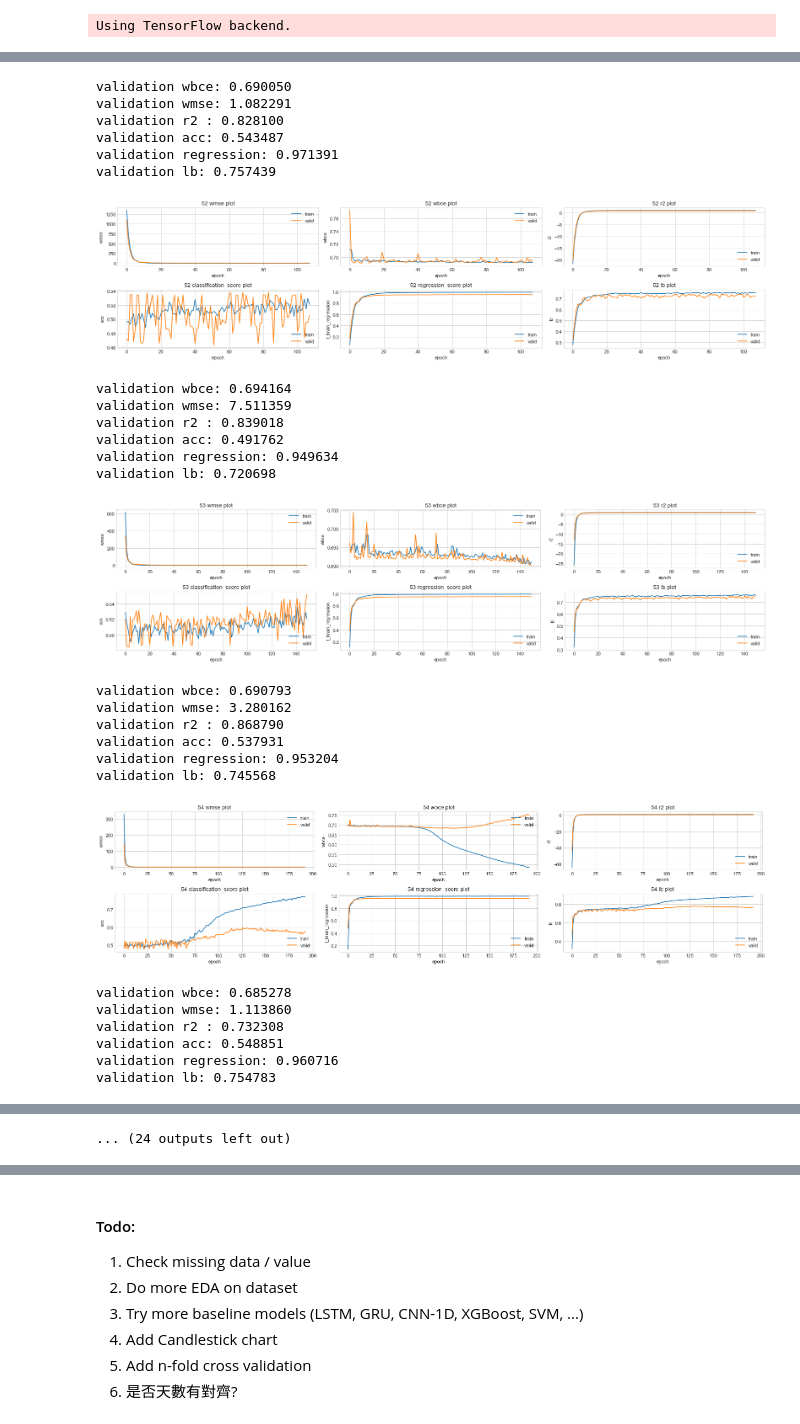
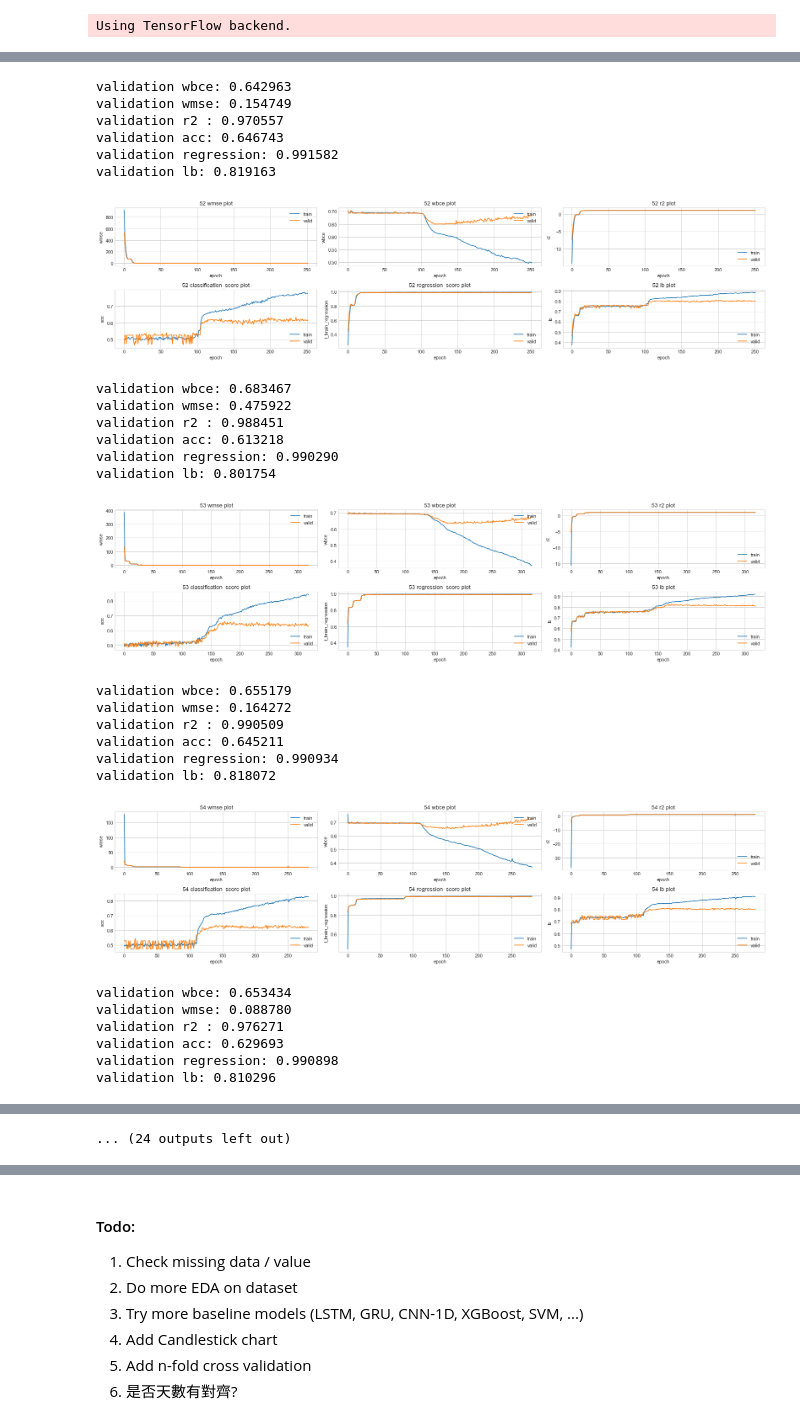
Before and after one commit to peter0749/Tbrain_2018_stock_prediction, a Jupyter notebook: lstm.ipynb, the cells around one changed output, grey strips where cells are left out. Saved outputs shown, nothing was run; the diff lists cells and outputs as text; code cells hidden in the pictures.

```diff
--- a/lstm.ipynb
+++ b/lstm.ipynb
@@ -20,10 +20,10 @@ K.set_session(session)
 # %% [output]
 Using TensorFlow backend.
 # %%
-DATASET_ROOT = './0525'
+DATASET_ROOT = './0601'
 TRAIN_PATH = os.path.join(DATASET_ROOT, 'taetfp.csv')
 AUX_PATH = os.path.join(DATASET_ROOT, 'tasharep.csv')
-TS_IN=13
+TS_IN=20
 TS_OUT=5
 fields = ['開盤價(元)', '最高價(元)', '最低價(元)', '收盤價(元)', '成交張數(張)']
 fields_dict = dict()
@@ -108,0 +89,8 @@ print(split_days_reduced.shape) # (1317, 34)
+# %%
+import pickle
+from sklearn.manifold import Isomap
+with open('isomap.pickle', 'rb') as fp:
+    isomap = pickle.load(fp)
+# %%
+split_days_reduced = isomap.transform(split_days) # dimension reduction
+print(split_days_reduced.shape)
@@ -167,11 +157,12 @@ def regression_score(y_true, y_pred):
     weights = K.constant([0.1, 0.15, 0.2, 0.25, 0.3], dtype='float32', shape=(1,5,1))
     return K.mean(K.sum((y_true - K.abs(y_pred-y_true)) / (y_true+K.epsilon()) * weights, axis=-2))
 
-def make_model(ts_in=60, ts_out=5, n_field=66, n_encode=128, n_decode=128, reg_a=0.1):
+def make_model(ts_in=60, ts_out=5, n_field=128, n_encode=256, n_decode=128, reg_a=0.1):
     input_ = Input(shape=(ts_in, n_field))
     noise = GaussianNoise(1e-6) (input_)
-    lstm_1 = Bidirectional(CuDNNLSTM(n_encode, return_sequences=False, recurrent_regularizer=l2(reg_a)), merge_mode='sum') (noise)
-    rep_vec_2 = RepeatVector(ts_out) (lstm_1)
+    lstm_1 = Bidirectional(CuDNNLSTM(n_encode, return_sequences=True, recurrent_regularizer=l2(reg_a)), merge_mode='sum') (noise)
+    lstm_2 = Bidirectional(CuDNNLSTM(n_encode, return_sequences=False, recurrent_regularizer=l2(reg_a)), merge_mode='sum') (lstm_1)
+    rep_vec_2 = RepeatVector(ts_out) (lstm_2)
     lstm_3 = CuDNNLSTM(n_decode, return_sequences=True, recurrent_regularizer=l2(reg_a)) (rep_vec_2)
     lstm_4 = CuDNNLSTM(n_decode, return_sequences=True, recurrent_regularizer=l2(reg_a)) (lstm_3)
     fc_4_regression     = TimeDistributed(Dense(1, kernel_regularizer=l2(reg_a)), name='regression') (lstm_4)
@@ -242,7 +233,7 @@ from keras.callbacks import *
 from keras.optimizers import Adam
 from sklearn.model_selection import train_test_split
 BATCH_SIZE = 32 # batch size 不要太大, 我們仍然會希望去學習多一點資料中的變異
-EPOCH = 800
+EPOCH = 900
 total_lb = 0
 total_vlb = 0
 for model_n, (X, Y, label) in enumerate(train_18):
@@ -250,8 +241,8 @@ for model_n, (X, Y, label) in enumerate(train_18):
 
     X_train, X_test, Y_train, Y_test, label_train, label_test = train_test_split(X, Y, label, test_size=0.2)
 
-    earlystop_class = EarlyStopping(monitor='val_class_loss', patience=100)
-    earlystop_reg   = EarlyStopping(monitor='val_regression_loss', patience=100)
+    earlystop_class = EarlyStopping(monitor='val_class_loss', patience=120)
+    earlystop_reg   = EarlyStopping(monitor='val_regression_loss', patience=120)
     ckpt = ModelCheckpoint(prefix+'_model.h5', save_best_only=True)
 
     model = make_model(ts_in=TS_IN, ts_out=TS_OUT)
@@ -286,27 +277,27 @@ validation lb: 0.760344
-validation wbce: 0.690050
-validation wmse: 1.082291
-validation r2 : 0.828100
-validation acc: 0.543487
-validation regression: 0.971391
-validation lb: 0.757439
+validation wbce: 0.642963
+validation wmse: 0.154749
+validation r2 : 0.970557
+validation acc: 0.646743
+validation regression: 0.991582
+validation lb: 0.819163
-[figure, old version]
+[figure, new version]
-validation wbce: 0.694164
-validation wmse: 7.511359
-validation r2 : 0.839018
-validation acc: 0.491762
-validation regression: 0.949634
-validation lb: 0.720698
+validation wbce: 0.683467
+validation wmse: 0.475922
+validation r2 : 0.988451
+validation acc: 0.613218
+validation regression: 0.990290
+validation lb: 0.801754
-[figure, old version]
+[figure, new version]
-validation wbce: 0.690793
-validation wmse: 3.280162
-validation r2 : 0.868790
-validation acc: 0.537931
-validation regression: 0.953204
-validation lb: 0.745568
+validation wbce: 0.655179
+validation wmse: 0.164272
+validation r2 : 0.990509
+validation acc: 0.645211
+validation regression: 0.990934
+validation lb: 0.818072
-[figure, old version]
+[figure, new version]
-validation wbce: 0.685278
-validation wmse: 1.113860
-validation r2 : 0.732308
-validation acc: 0.548851
-validation regression: 0.960716
-validation lb: 0.754783
+validation wbce: 0.653434
+validation wmse: 0.088780
+validation r2 : 0.976271
+validation acc: 0.629693
+validation regression: 0.990898
+validation lb: 0.810296
```
Also changed, not shown: parts of 11 cells of this notebook, 3 other files.
